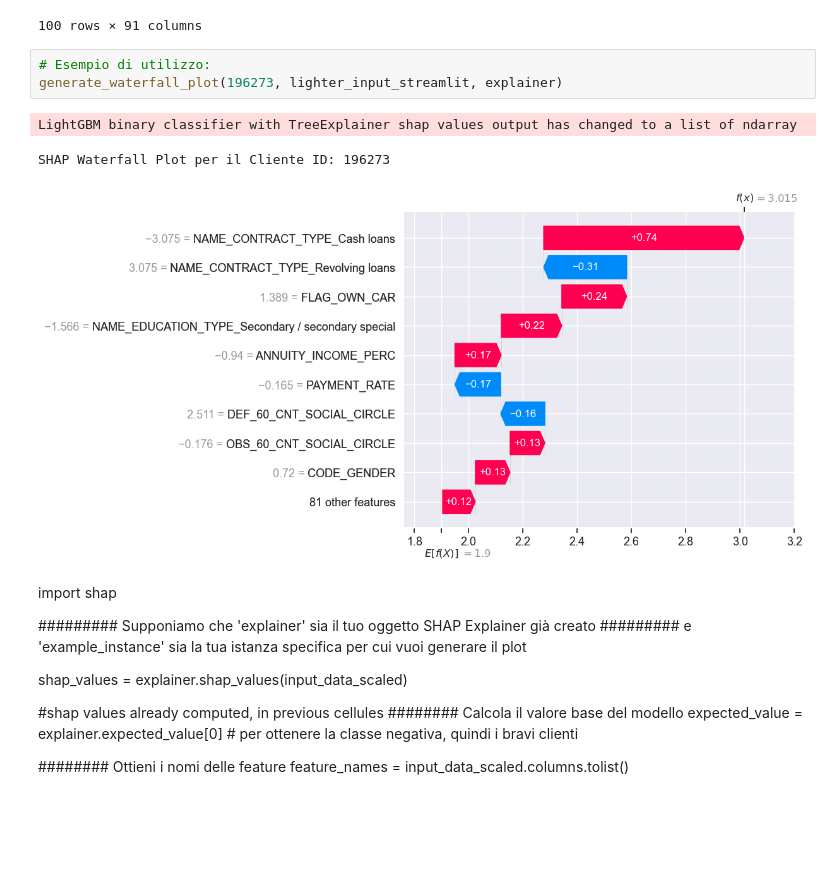
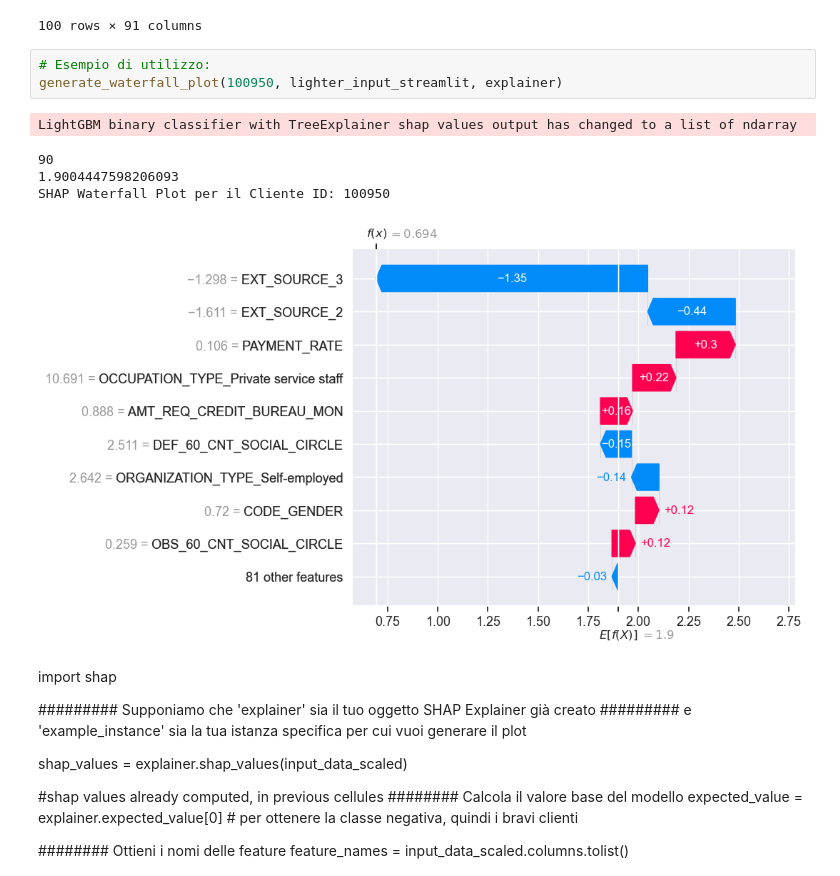
Before and after one commit to SilviaFranze/Project7, a Jupyter notebook: Proj7_OK.ipynb, the cells around one changed output. Cells and saved outputs as stored; diff of their text form; blank space fills up the shorter version.

Commit message:
commit after personalized waterfall plot

```diff
--- a/Proj7_OK.ipynb
+++ b/Proj7_OK.ipynb
@@ -2114,11 +2140,13 @@ lighter_input_streamlit
 100 rows × 91 columns
 # %%
 # Esempio di utilizzo:
-generate_waterfall_plot(196273, lighter_input_streamlit, explainer)
+generate_waterfall_plot(100950, lighter_input_streamlit, explainer)
 # %% [output]
 LightGBM binary classifier with TreeExplainer shap values output has changed to a list of ndarray
-SHAP Waterfall Plot per il Cliente ID: 196273
+90
+1.9004447598206093
+SHAP Waterfall Plot per il Cliente ID: 100950
-[figure, old version]
+[figure, new version]
 # %% [markdown]
 import shap
 
```
Also changed, not shown: parts of 3 cells of this notebook, 4 other files.
